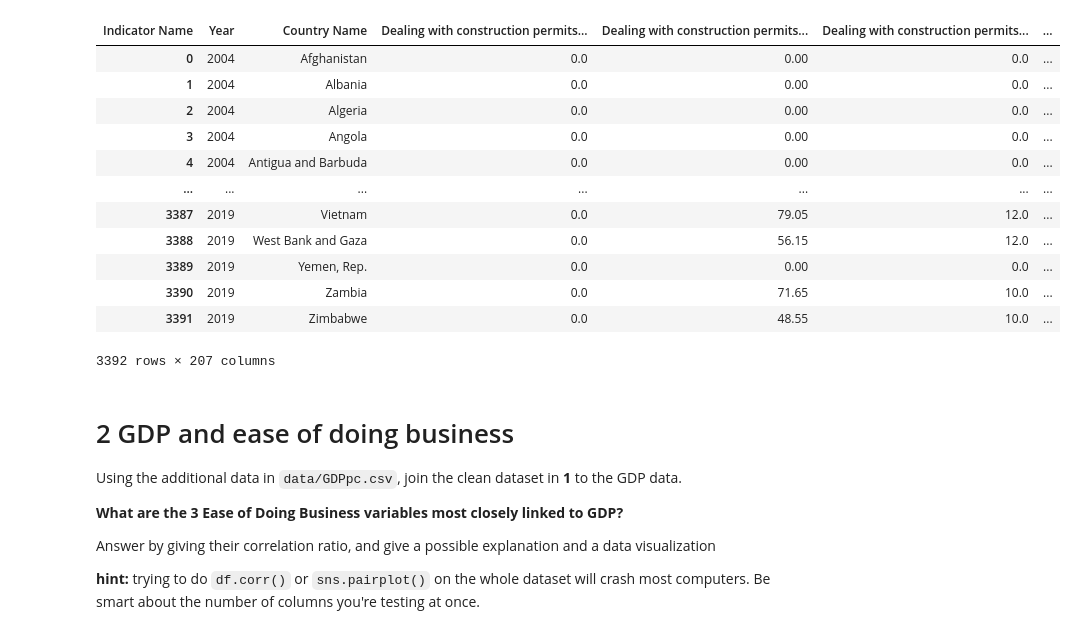
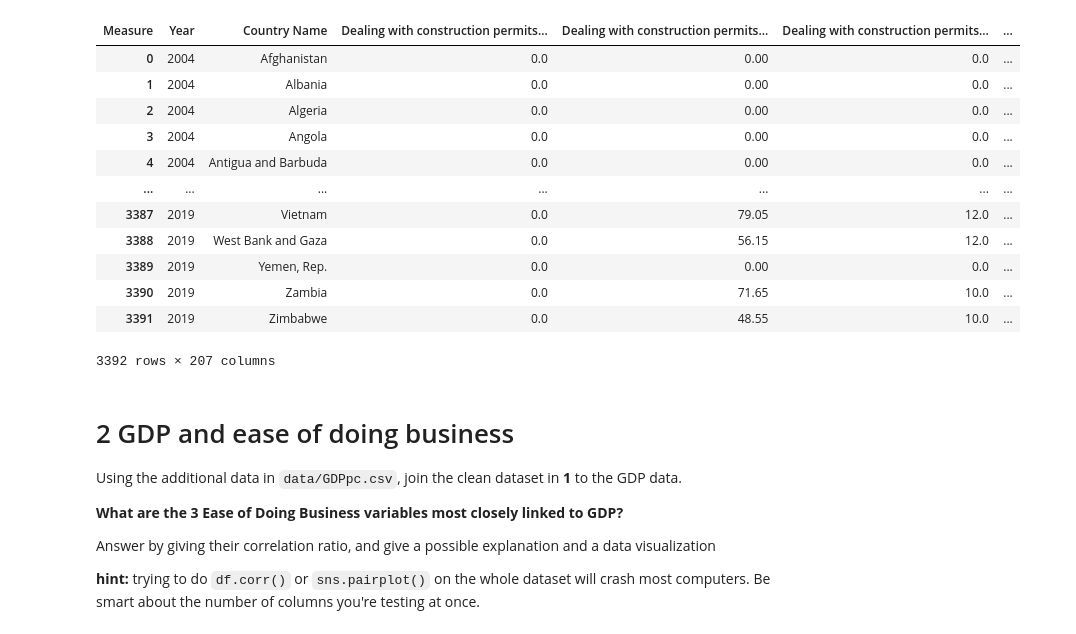
Before and after one commit to cb-ds-1/m2-5-storytelling, a Jupyter notebook: Workshop.ipynb, the cells around one changed output. Saved outputs shown, nothing was run; the diff lists cells and outputs as text; code cells hidden in the pictures.

```diff
--- a/Workshop.ipynb
+++ b/Workshop.ipynb
@@ -9,33 +9,34 @@ Result should look like:
 # %%
 import pandas as pd
 import numpy as np
 
 def clean_up(url):
     df = pd.read_csv(url)
     if 'Unnamed: 20' in df:
         df = df.drop(['Unnamed: 20'], axis=1)
     df = df.drop(['Country Code'], axis=1)
     df = df.drop(['Indicator Code'], axis=1)
     df1 = pd.DataFrame(
         df.pivot(index='Indicator Name',
                  columns='Country Name'
       ).unstack(
       ).reset_index(drop=False)
     )
     df2 = pd.DataFrame(
         df1.pivot(index=['level_0','Country Name'],
                  columns='Indicator Name',
                   values=0
       ).reset_index(drop=False)
     )
-    df2.rename(columns={'Indicator Name':'', 'level_0': 'Year'}, inplace=True)
+    df2 = df2.rename(columns={'Indicator Name':'Measure', 'level_0': 'Year'}, inplace=False)
+    df2.columns.name = 'Measure'
     df2 = df2.fillna(0.)
     return df2
 
 edb = clean_up('data/DBData.csv')
 edb
 # %% [output]
-| Indicator Name | Year | Country Name | Dealing with construction permits... | Dealing with construction permits... | Dealing with construction permits... | ... |
+| Measure | Year | Country Name | Dealing with construction permits... | Dealing with construction permits... | Dealing with construction permits... | ... |
 | 0 | 2004 | Afghanistan | 0.0 | 0.00 | 0.0 | ... |
 | 1 | 2004 | Albania | 0.0 | 0.00 | 0.0 | ... |
 | 2 | 2004 | Algeria | 0.0 | 0.00 | 0.0 | ... |
```
Also changed, not shown: parts of 5 cells of this notebook.
